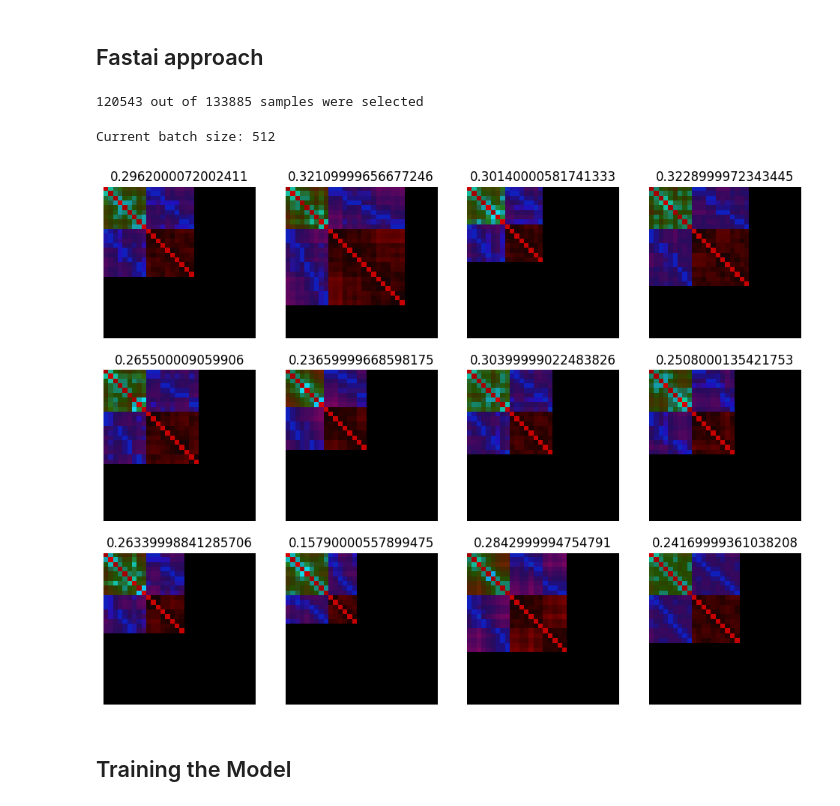
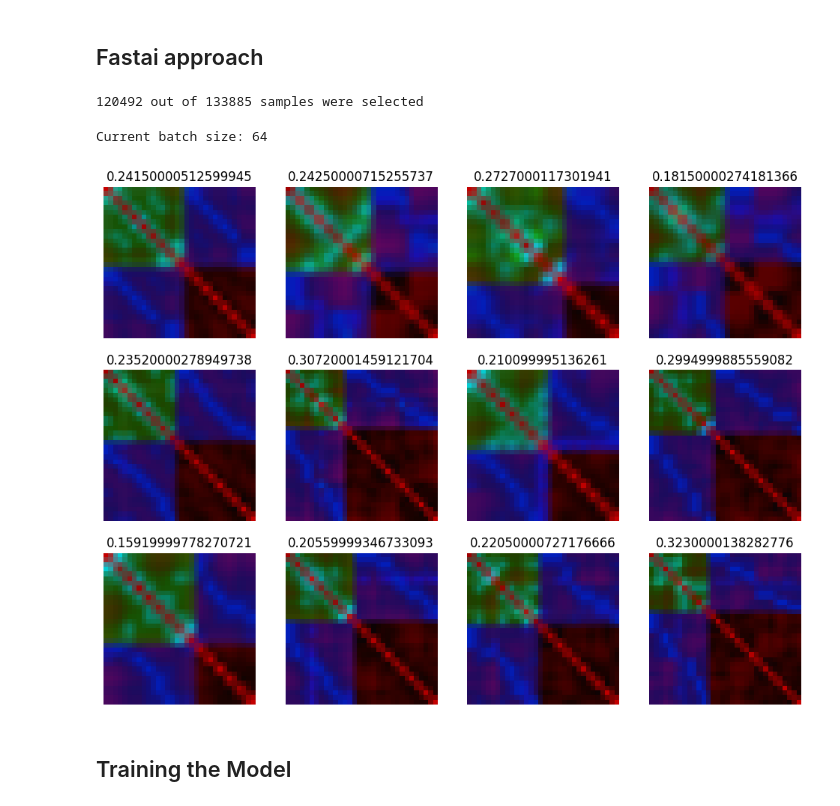
Before and after one commit to all2gos/RGBChem, a Jupyter notebook: working_demo.ipynb, the cells around one changed output. Drawn from its saved outputs; the diff is of its cells as text; code cells hidden in the pictures.

Commit message:
add resize option

```diff
--- a/working_demo.ipynb
+++ b/working_demo.ipynb
@@ -33,8 +33,9 @@ from scripts.params import *
 if DELETE == False:
 
     dl = dataloader_conv()
-    ds = pd.read_csv(f'{PATH}/qm9.csv')
+    ds = pd.read_csv(f'{PATH}/{DB}.csv')
 
 else:
     print('DELETE == True') #you probably don't want to set the DELETE == True in this notebook
+    ds = pd.read_csv(f'{PATH}/{DB}.csv')
 # %% [output]
@@ -93,17 +94,18 @@ f = [x[:-4] for x in f]
 filtered = ds[ds.ID.isin(f)]
 print(f'{len(filtered)} out of {len(ds)} samples were selected')
 # %% [output]
-120543 out of 133885 samples were selected
+120492 out of 133885 samples were selected
 # %%
 dblock = DataBlock(blocks=(ImageBlock, RegressionBlock),
                    get_x=get_x, get_y=get_y,
-                   splitter=RandomSplitter(valid_pct=0.1, seed=42)).dataloaders(filtered, bs=BATCH_SIZE)
+                   splitter=RandomSplitter(valid_pct=0.1, seed=42),
+                  item_tfms=Resize(32)).dataloaders(filtered, bs=BATCH_SIZE)
 
 print(f'Current batch size: {dblock.bs}')
 dblock.show_batch(max_n=12)
 # %% [output]
-Current batch size: 512
+Current batch size: 64
-[figure, old version]
+[figure, new version]
 # %% [markdown]
 ## Training the Model
 # %% [markdown]
```
Also changed, not shown: parts of 5 cells of this notebook, 3 other files.
